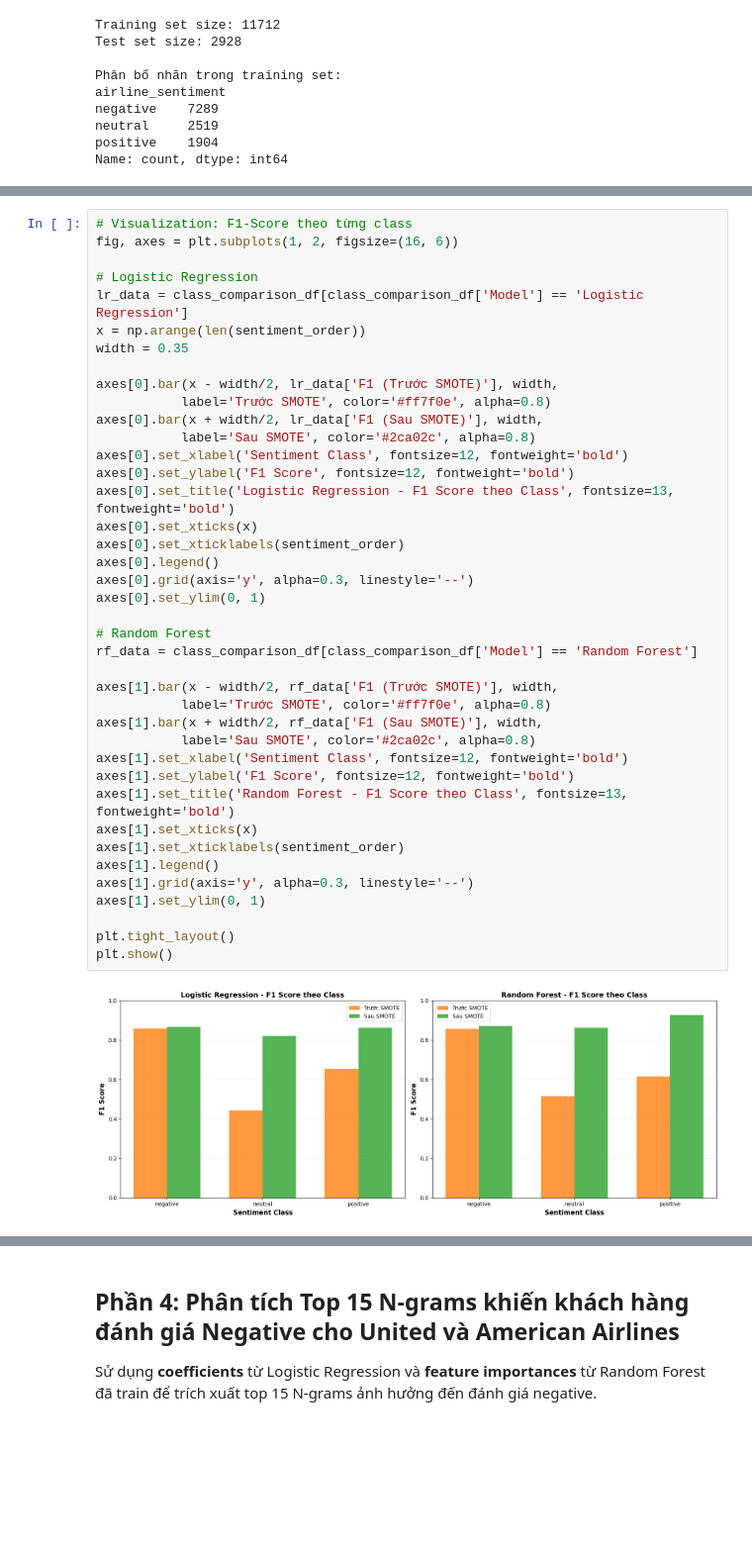
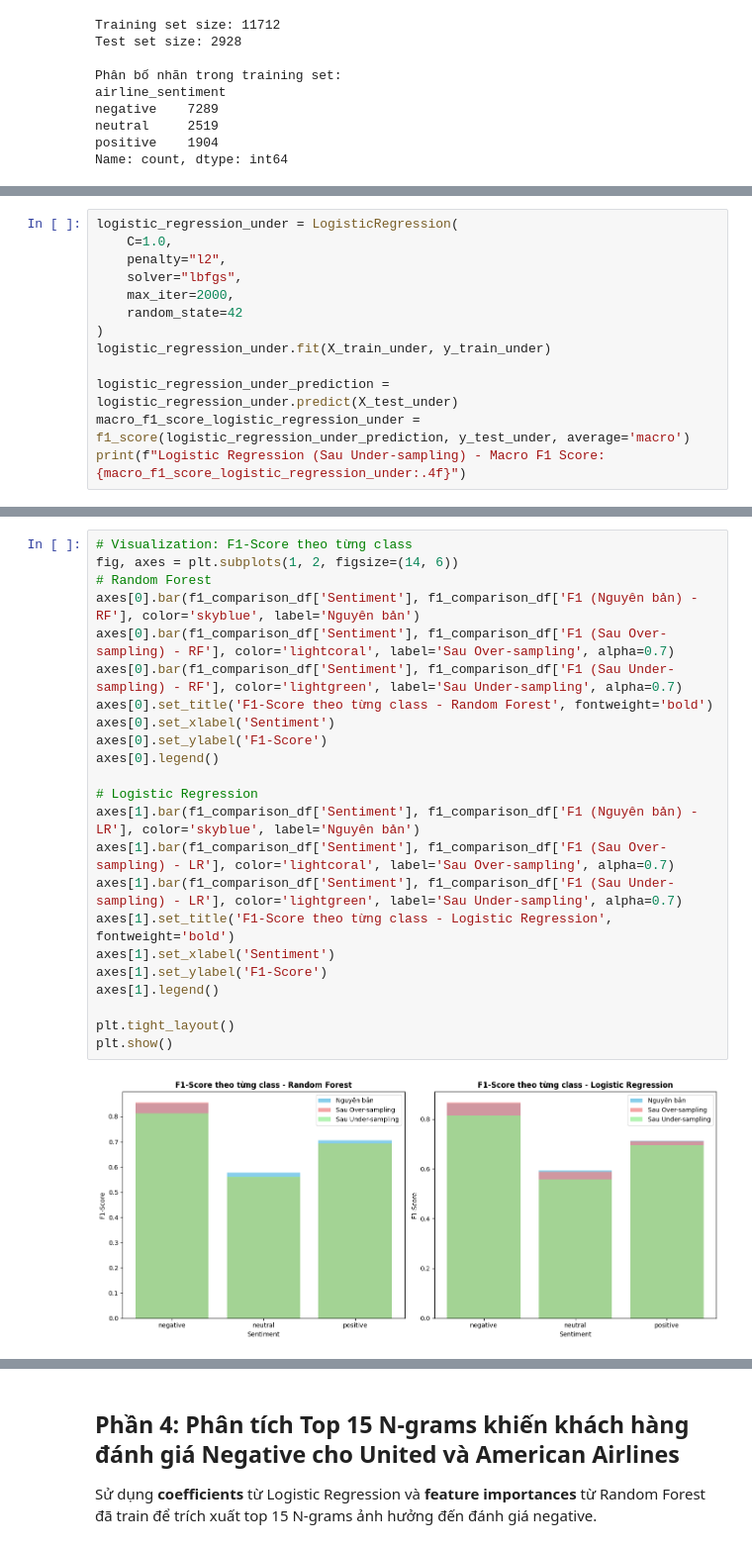
Before and after one commit to beanstalklab/Airline-Sentiment, a Jupyter notebook: notebook_new_v1.ipynb, the cells around one changed output, grey strips where cells are left out. Shown at 99% size. Drawn from its saved outputs; the diff is of its cells as text; blank space fills up the shorter version.

```diff
--- a/notebook_new_v1.ipynb
+++ b/notebook_new_v1.ipynb
@@ -1189,0 +1277,13 @@ plt.show()
+# %%
+logistic_regression_under = LogisticRegression(
+    C=1.0,
+    penalty="l2",
+    solver="lbfgs",
+    max_iter=2000,
+    random_state=42
+)
+logistic_regression_under.fit(X_train_under, y_train_under)
+
+logistic_regression_under_prediction = logistic_regression_under.predict(X_test_under)
+macro_f1_score_logistic_regression_under = f1_score(logistic_regression_under_prediction, y_test_under, average='macro')
+print(f"Logistic Regression (Sau Under-sampling) - Macro F1 Score: {macro_f1_score_logistic_regression_under:.4f}")
@@ -1322,42 +1446,25 @@ F1-SCORE THEO TỪNG CLASS: TRƯỚC VÀ SAU SMOTE
 # %%
 # Visualization: F1-Score theo từng class
-fig, axes = plt.subplots(1, 2, figsize=(16, 6))
+fig, axes = plt.subplots(1, 2, figsize=(14, 6))
+# Random Forest
+axes[0].bar(f1_comparison_df['Sentiment'], f1_comparison_df['F1 (Nguyên bản) - RF'], color='skyblue', label='Nguyên bản')
+axes[0].bar(f1_comparison_df['Sentiment'], f1_comparison_df['F1 (Sau Over-sampling) - RF'], color='lightcoral', label='Sau Over-sampling', alpha=0.7)
+axes[0].bar(f1_comparison_df['Sentiment'], f1_comparison_df['F1 (Sau Under-sampling) - RF'], color='lightgreen', label='Sau Under-sampling', alpha=0.7)
+axes[0].set_title('F1-Score theo từng class - Random Forest', fontweight='bold')
+axes[0].set_xlabel('Sentiment')
+axes[0].set_ylabel('F1-Score')
+axes[0].legend()
 
 # Logistic Regression
-lr_data = class_comparison_df[class_comparison_df['Model'] == 'Logistic Regression']
-x = np.arange(len(sentiment_order))
-width = 0.35
-
-axes[0].bar(x - width/2, lr_data['F1 (Trước SMOTE)'], width,
-           label='Trước SMOTE', color='#ff7f0e', alpha=0.8)
-axes[0].bar(x + width/2, lr_data['F1 (Sau SMOTE)'], width,
-           label='Sau SMOTE', color='#2ca02c', alpha=0.8)
-axes[0].set_xlabel('Sentiment Class', fontsize=12, fontweight='bold')
-axes[0].set_ylabel('F1 Score', fontsize=12, fontweight='bold')
-axes[0].set_title('Logistic Regression - F1 Score theo Class', fontsize=13, fontweight='bold')
-axes[0].set_xticks(x)
-axes[0].set_xticklabels(sentiment_order)
-axes[0].legend()
-axes[0].grid(axis='y', alpha=0.3, linestyle='--')
-axes[0].set_ylim(0, 1)
-
-# Random Forest
-rf_data = class_comparison_df[class_comparison_df['Model'] == 'Random Forest']
-
-axes[1].bar(x - width/2, rf_data['F1 (Trước SMOTE)'], width,
-           label='Trước SMOTE', color='#ff7f0e', alpha=0.8)
-axes[1].bar(x + width/2, rf_data['F1 (Sau SMOTE)'], width,
-           label='Sau SMOTE', color='#2ca02c', alpha=0.8)
-axes[1].set_xlabel('Sentiment Class', fontsize=12, fontweight='bold')
-axes[1].set_ylabel('F1 Score', fontsize=12, fontweight='bold')
-axes[1].set_title('Random Forest - F1 Score theo Class', fontsize=13, fontweight='bold')
-axes[1].set_xticks(x)
-axes[1].set_xticklabels(sentiment_order)
+axes[1].bar(f1_comparison_df['Sentiment'], f1_comparison_df['F1 (Nguyên bản) - LR'], color='skyblue', label='Nguyên bản')
+axes[1].bar(f1_comparison_df['Sentiment'], f1_comparison_df['F1 (Sau Over-sampling) - LR'], color='lightcoral', label='Sau Over-sampling', alpha=0.7)
+axes[1].bar(f1_comparison_df['Sentiment'], f1_comparison_df['F1 (Sau Under-sampling) - LR'], color='lightgreen', label='Sau Under-sampling', alpha=0.7)
+axes[1].set_title('F1-Score theo từng class - Logistic Regression', fontweight='bold')
+axes[1].set_xlabel('Sentiment')
+axes[1].set_ylabel('F1-Score')
 axes[1].legend()
-axes[1].grid(axis='y', alpha=0.3, linestyle='--')
-axes[1].set_ylim(0, 1)
 
 plt.tight_layout()
 plt.show()
 # %% [output]
-[figure, old version]
+[figure, new version]
```
Also changed, not shown: parts of 72 cells of this notebook, 1 other file.
